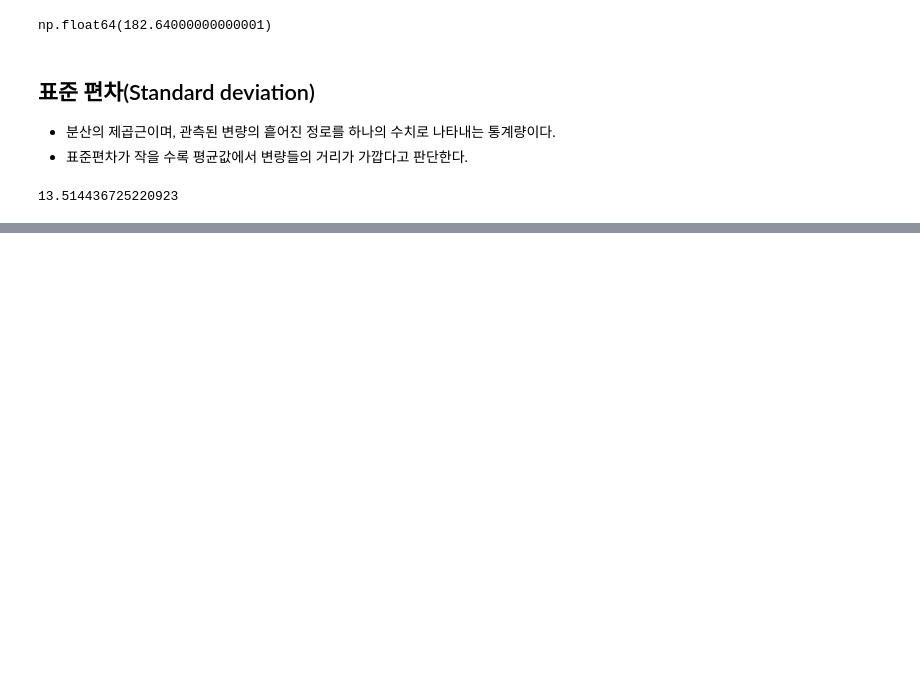
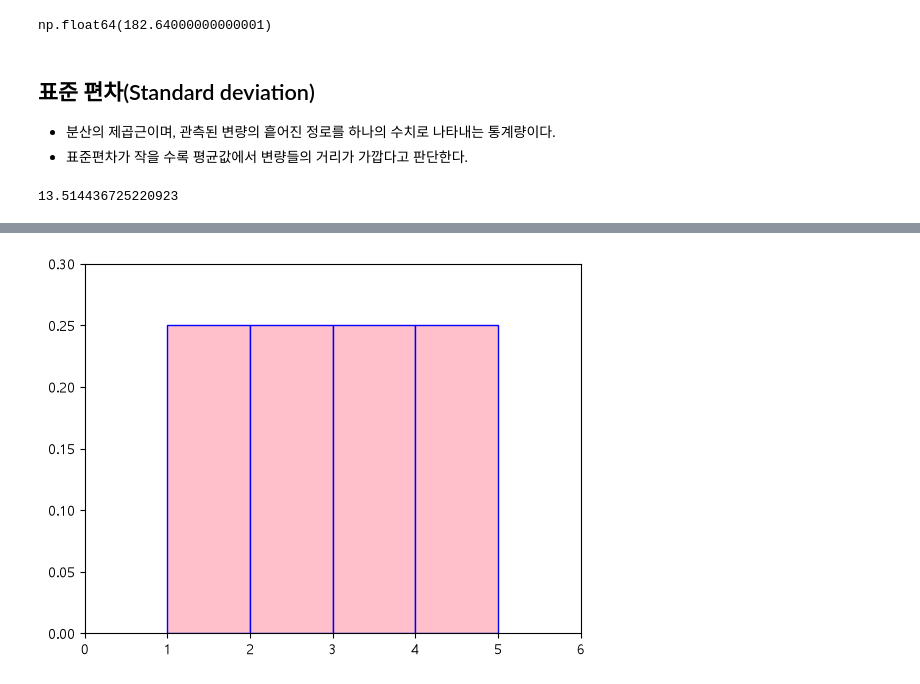
Before and after one commit to fdsa0317/kdt-data-analysis, a Jupyter notebook: 5. 데이터 분석(기초).ipynb, the cells around one changed output, grey strips where cells are left out. Cells and saved outputs as stored; diff of their text form; code cells hidden in the pictures; blank space fills up the shorter version.

```diff
--- a/5. 데이터 분석(기초).ipynb
+++ b/5. 데이터 분석(기초).ipynb
@@ -271,0 +317,3 @@ std
+# %%
+df_h_dist = pd.DataFrame(np.arange(0, 100) % 4 + 1, columns=["경주마 번호"])
+df_h_dist
@@ -271,0 +353,7 @@ std
+# %%
+plt.hist(df_h_dist["경주마 번호"], range(1, 6), density=True, color="pink", edgecolor="blue")
+plt.xlim(0, 6)
+plt.ylim(0, 0.3)
+plt.show()
+# %% [output]
+[figure, added]
```
Also changed, not shown: parts of 10 cells of this notebook, 3 other files.
